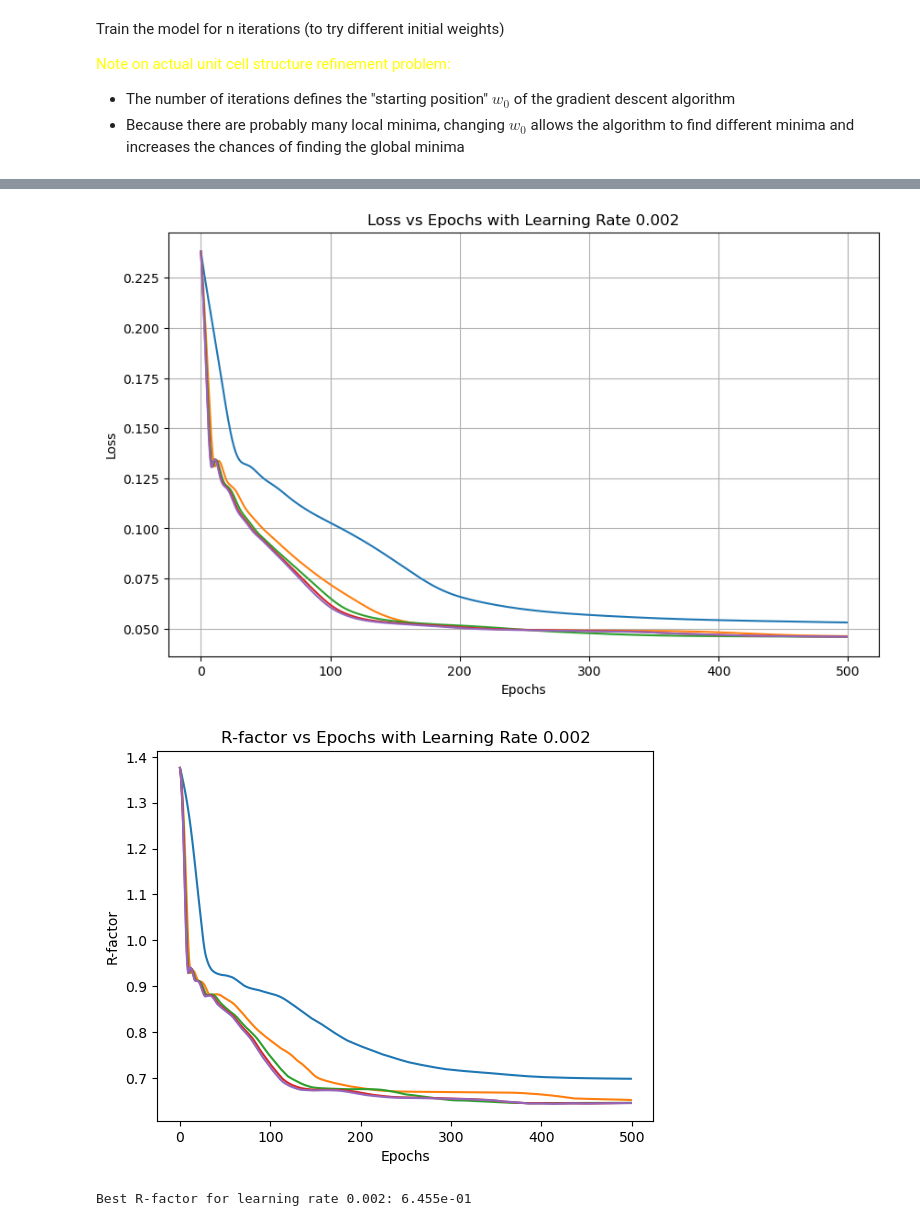
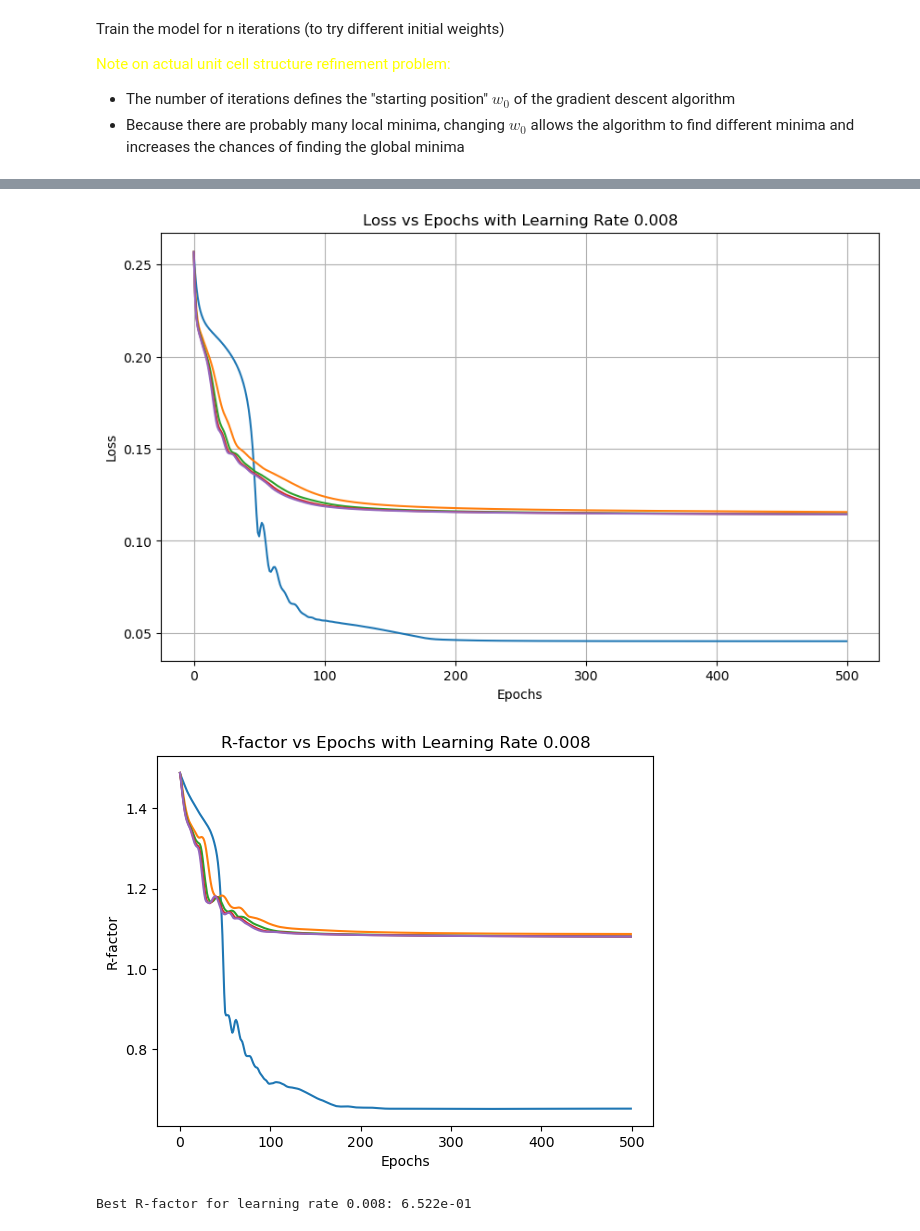
Before and after one commit to bleubreeymeow/alrisDistortionFit, a Jupyter notebook: PBCO/PBCO_1_3_inplane/P2/P2_gradient_descent.ipynb, the cells around one changed output, grey strips where cells are left out. Saved outputs shown, nothing was run; the diff lists cells and outputs as text; code cells hidden in the pictures.

```diff
--- a/PBCO/PBCO_1_3_inplane/P2/P2_gradient_descent.ipynb
+++ b/PBCO/PBCO_1_3_inplane/P2/P2_gradient_descent.ipynb
@@ -163,7 +163,7 @@ class FunAsLayer(tf.keras.layers.Layer):
         self.matrix = matrix
 
     def build(self, input_shape):
-        self.param = self.add_weight(name='param', shape=(mode_num,), initializer=tf.keras.initializers.RandomNormal(mean=0.0, stddev=0.08, seed=1), trainable=True)
+        self.param = self.add_weight(name='param', shape=(mode_num,), initializer=tf.keras.initializers.RandomNormal(mean=0.0, stddev=0.09, seed=1), trainable=True)
         super().build(input_shape)
 
     def call(self, inputs):
@@ -231,7 +231,7 @@ Train the model for n iterations (to try different initial weights)
 - The number of iterations defines the "starting position" $w_0$ of the gradient descent algorithm
 - Because there are probably many local minima, changing $w_0$ allows the algorithm to find different minima and increases the chances of finding the global minima
 # %%
-lr = [2e-3]
+lr = [8e-3]
 best_pars_overall = None
 best_rf_overall = np.inf
 best_loss_overall = []
@@ -243,7 +243,7 @@ for learning_rate in lr:
     path_max_mode_amps = path + '/PBCO_1_3_' + structure_type + '_max_bound_vectors.txt'
     max_mode_amps = np.loadtxt(path_max_mode_amps, dtype=np.float32 , delimiter=',')
 
-    indices_to_zero = [2 , 5 , 6 , 10 , 11 ,12,  13 , 14 , 18 , 19 ,22 , 23 , 38 , 43 , 4 , 17 , 19 , 46 , 1 , 7 , 35 , 44 , 49]
+    indices_to_zero = [2 , 5 , 6 , 10 , 11 ,12,  13 , 14 , 18 , 19 ,22 , 23 , 38 , 43 , 4 , 17 , 19 , 46 , 1 , 7 , 35 , 44 , 49 , 16 , 24 , 28 , 45]
 
     for index in indices_to_zero:
         max_mode_amps[index - 1] = 0.0
@@ -359,6 +357,6 @@ With 86.39086779347235 iterations per second
-[figure, old version]
+[figure, new version]
-[figure, old version]
+[figure, new version]
-Best R-factor for learning rate 0.002: 6.455e-01
+Best R-factor for learning rate 0.008: 6.522e-01
 # %%
 all_losses = best_loss_overall
 best_model_pars = best_pars_overall
```
Also changed, not shown: parts of 4 cells of this notebook, 34 other files.
